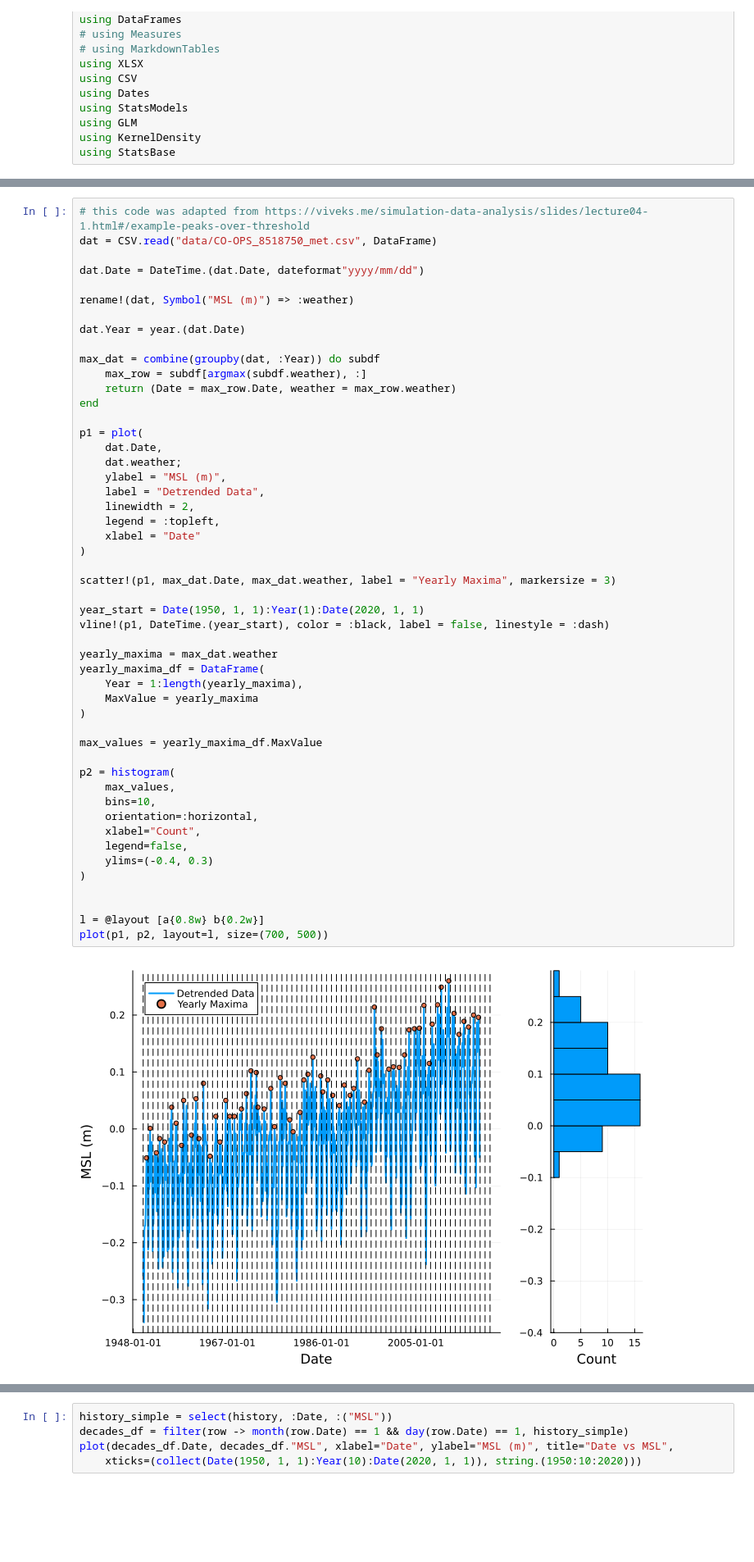
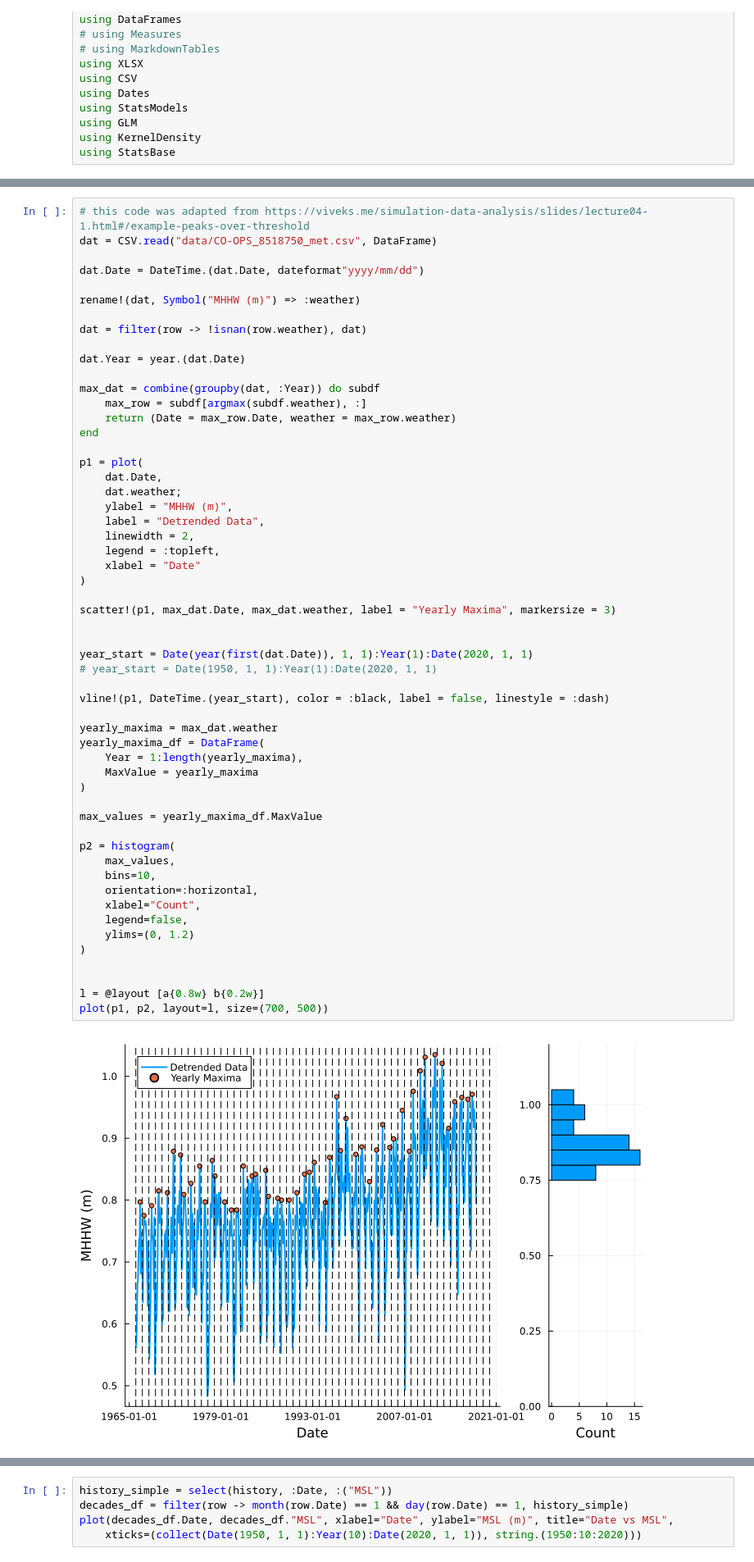
Before and after one commit to rms428/SLR-to-BI-4750, a Jupyter notebook: thirdpassmc.ipynb, the cells around one changed output, grey strips where cells are left out. Shown at 82% size. Drawn from its saved outputs; the diff is of its cells as text; blank space fills up the shorter version.

```diff
--- a/thirdpassmc.ipynb
+++ b/thirdpassmc.ipynb
@@ -34,7 +34,9 @@ dat = CSV.read("data/CO-OPS_8518750_met.csv", DataFrame)
 
 dat.Date = DateTime.(dat.Date, dateformat"yyyy/mm/dd")
 
-rename!(dat, Symbol("MSL (m)") => :weather)
+rename!(dat, Symbol("MHHW (m)") => :weather)
+
+dat = filter(row -> !isnan(row.weather), dat)
 
 dat.Year = year.(dat.Date)
 
@@ -46,37 +48,40 @@ end
 p1 = plot(
     dat.Date,
     dat.weather;
-    ylabel = "MSL (m)",
+    ylabel = "MHHW (m)",
     label = "Detrended Data",
     linewidth = 2,
     legend = :topleft,
     xlabel = "Date"
 )
 
 scatter!(p1, max_dat.Date, max_dat.weather, label = "Yearly Maxima", markersize = 3)
 
-year_start = Date(1950, 1, 1):Year(1):Date(2020, 1, 1)
+
+year_start = Date(year(first(dat.Date)), 1, 1):Year(1):Date(2020, 1, 1)
+# year_start = Date(1950, 1, 1):Year(1):Date(2020, 1, 1)
+
 vline!(p1, DateTime.(year_start), color = :black, label = false, linestyle = :dash)
 
 yearly_maxima = max_dat.weather
 yearly_maxima_df = DataFrame(
     Year = 1:length(yearly_maxima),
     MaxValue = yearly_maxima
 )
 
 max_values = yearly_maxima_df.MaxValue
 
 p2 = histogram(
     max_values,
     bins=10,
     orientation=:horizontal,
     xlabel="Count",
     legend=false,
-    ylims=(-0.4, 0.3)
+    ylims=(0, 1.2)
 )
 
 
 l = @layout [a{0.8w} b{0.2w}]
 plot(p1, p2, layout=l, size=(700, 500))
 # %% [output]
-[figure, old version]
+[figure, new version]
```
Also changed, not shown: parts of 6 cells of this notebook, 1 other file.
